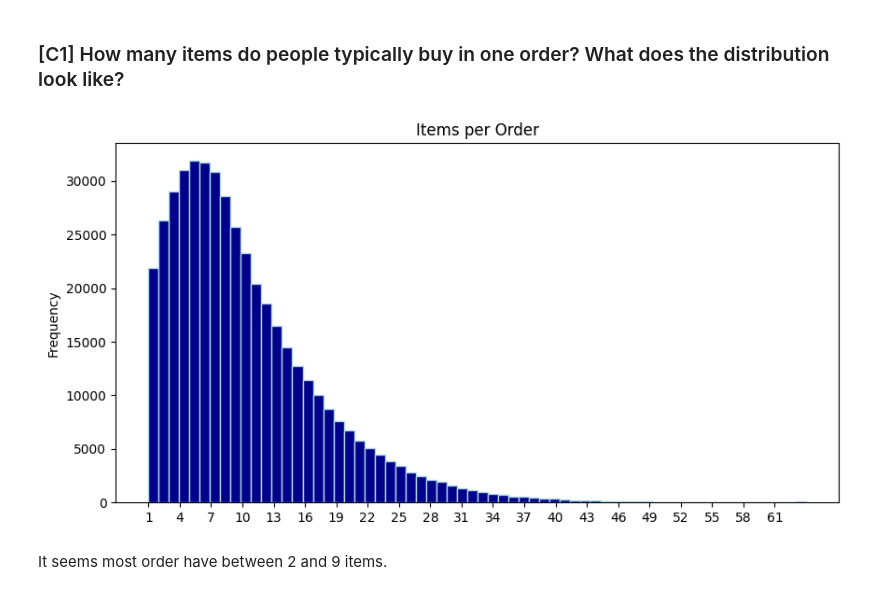
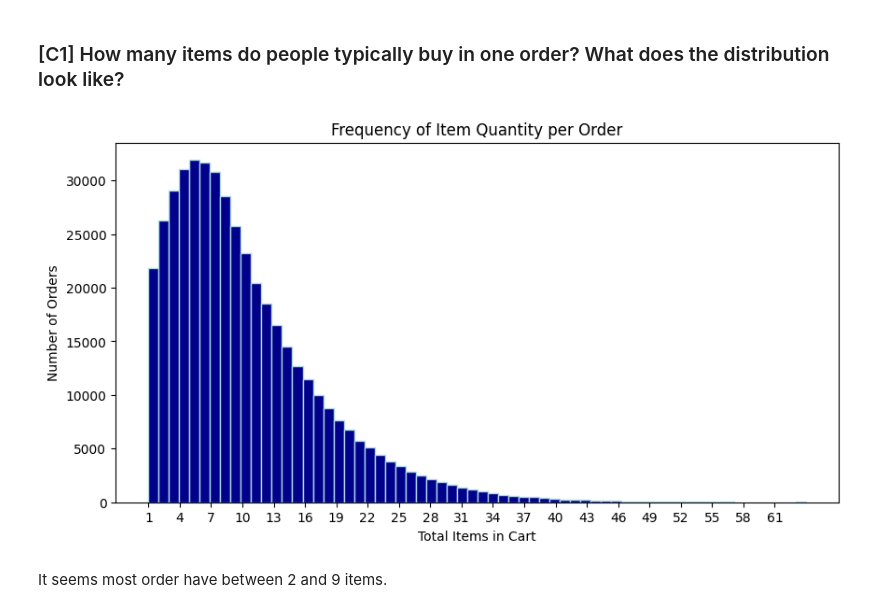
Before and after one commit to Malokingi/EDA-Project, a Jupyter notebook: EDA_notebook.ipynb, the cells around one changed output. Saved outputs shown, nothing was run; the diff lists cells and outputs as text; code cells hidden in the pictures.

```diff
--- a/EDA_notebook.ipynb
+++ b/EDA_notebook.ipynb
@@ -435,19 +493,20 @@ items_per_order = o_df.groupby('order_id')['cart_item_id'].max()
 # %%
 items_per_order.plot(
     kind='hist',
     bins=64,
     xticks=range(1, 64, 3),
     edgecolor='lightblue',
     color='darkblue',
-    xlabel='Items in Cart',
-    ylabel='Number of Orders',
-    title='Items per Order',
+    title='Frequency of Item Quantity per Order',
     figsize=[10, 5]
 )
 
+plt.xlabel('Total Items in Cart')
+plt.ylabel('Number of Orders')
+
 plt.show()
 # %% [output]
-[figure, old version]
+[figure, new version]
 # %% [markdown]
 It seems most order have between 2 and 9 items.
 # %% [markdown]
```
Also changed, not shown: parts of 27 cells of this notebook, 2 other files.
